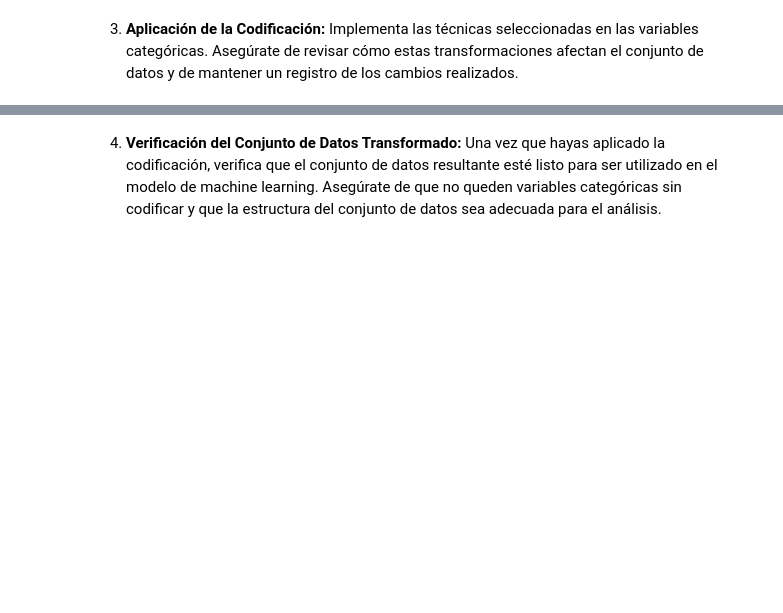
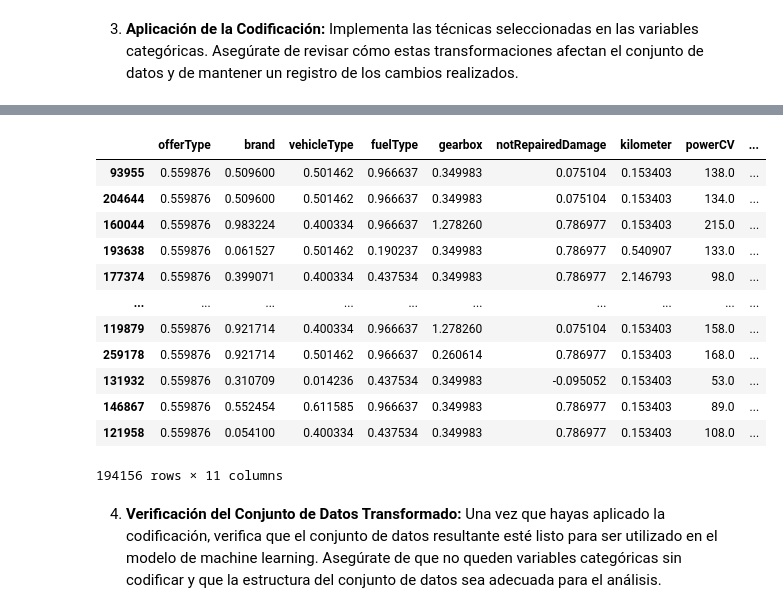
Before and after one commit to apelsito/laboratorio-modulo7-leccion04-encoding, a Jupyter notebook: laboratorio-modulo7-leccion04-encoding.ipynb, the cells around one changed output, grey strips where cells are left out. Cells and saved outputs as stored; diff of their text form; code cells hidden in the pictures; blank space fills up the shorter version.

```diff
--- a/laboratorio-modulo7-leccion04-encoding.ipynb
+++ b/laboratorio-modulo7-leccion04-encoding.ipynb
@@ -335,2 +383,18 @@ df.drop(columns="seller",inplace=True)
+# %%
+X_train_encoded
+# %% [output]
+|  | offerType | brand | vehicleType | fuelType | gearbox | notRepairedDamage | kilometer | powerCV | ... |
+| 93955 | 0.559876 | 0.509600 | 0.501462 | 0.966637 | 0.349983 | 0.075104 | 0.153403 | 138.0 | ... |
+| 204644 | 0.559876 | 0.509600 | 0.501462 | 0.966637 | 0.349983 | 0.075104 | 0.153403 | 134.0 | ... |
+| 160044 | 0.559876 | 0.983224 | 0.400334 | 0.966637 | 1.278260 | 0.786977 | 0.153403 | 215.0 | ... |
+| 193638 | 0.559876 | 0.061527 | 0.501462 | 0.190237 | 0.349983 | 0.786977 | 0.540907 | 133.0 | ... |
+| 177374 | 0.559876 | 0.399071 | 0.400334 | 0.437534 | 0.349983 | 0.786977 | 2.146793 | 98.0 | ... |
+| ... | ... | ... | ... | ... | ... | ... | ... | ... | ... |
+| 119879 | 0.559876 | 0.921714 | 0.400334 | 0.966637 | 1.278260 | 0.075104 | 0.153403 | 158.0 | ... |
+| 259178 | 0.559876 | 0.921714 | 0.501462 | 0.966637 | 0.260614 | 0.786977 | 0.153403 | 168.0 | ... |
+| 131932 | 0.559876 | 0.310709 | 0.014236 | 0.437534 | 0.349983 | -0.095052 | 0.153403 | 53.0 | ... |
+| 146867 | 0.559876 | 0.552454 | 0.611585 | 0.966637 | 0.349983 | 0.786977 | 0.153403 | 89.0 | ... |
+| 121958 | 0.559876 | 0.054100 | 0.400334 | 0.437534 | 0.349983 | 0.786977 | 0.153403 | 108.0 | ... |
+194156 rows × 11 columns
 # %% [markdown]
 4. **Verificación del Conjunto de Datos Transformado:** Una vez que hayas aplicado la codificación, verifica que el conjunto de datos resultante esté listo para ser utilizado en el modelo de machine learning. Asegúrate de que no queden variables categóricas sin codificar y que la estructura del conjunto de datos sea adecuada para el análisis.
```
Also changed, not shown: parts of 9 cells of this notebook, 1 other file.
